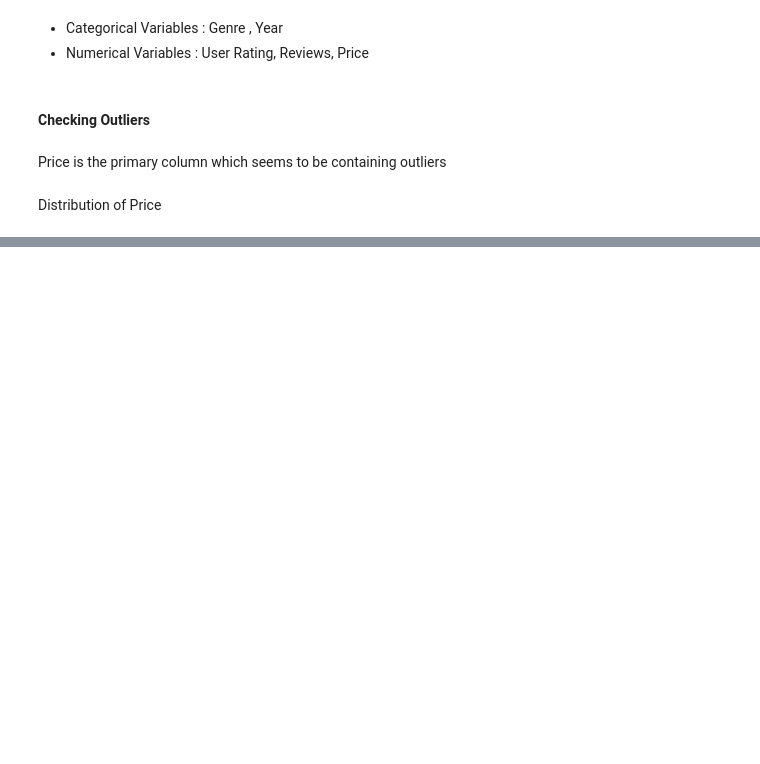
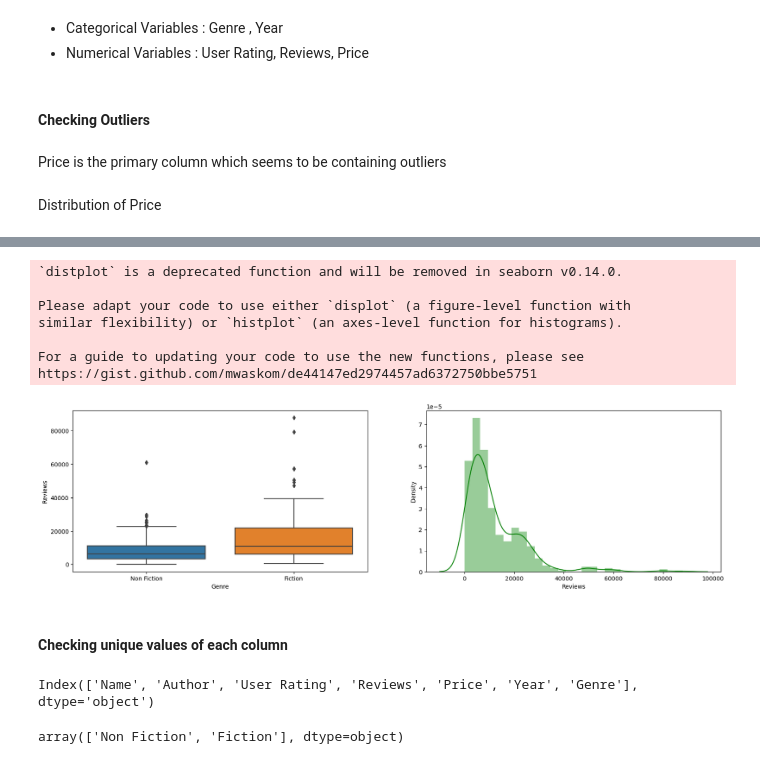
Before and after one commit to lalitpandey02/EDA-on-bestselling-books, a Jupyter notebook: Best_Booksellers_Dataset.ipynb, the cells around one changed output, grey strips where cells are left out. Drawn from its saved outputs; the diff is of its cells as text; code cells hidden in the pictures; blank space fills up the shorter version.

```diff
--- a/Best_Booksellers_Dataset.ipynb
+++ b/Best_Booksellers_Dataset.ipynb
@@ -124,0 +136,29 @@ As we see in the box plot and the scatter plot, the price of the books are dense
+# %%
+plt.figure(figsize=[20,5])
+
+plt.subplot(1,2,1)
+sns.boxplot(data=df, x="Genre", y="Reviews")
+
+plt.subplot(1,2,2)
+sns.distplot(df["Reviews"], color="green" )
+
+plt.show()
+# %% [output]
+`distplot` is a deprecated function and will be removed in seaborn v0.14.0.
+
+Please adapt your code to use either `displot` (a figure-level function with
+similar flexibility) or `histplot` (an axes-level function for histograms).
+
+For a guide to updating your code to use the new functions, please see
+https://gist.github.com/mwaskom/de44147ed2974457ad6372750bbe5751
+[figure, added]
+# %% [markdown]
+#### Checking unique values of each column
+# %%
+df.columns
+# %% [output]
+Index(['Name', 'Author', 'User Rating', 'Reviews', 'Price', 'Year', 'Genre'], dtype='object')
+# %%
+df["Genre"].unique()
+# %% [output]
+array(['Non Fiction', 'Fiction'], dtype=object)
```
Also changed, not shown: parts of 23 cells of this notebook.
